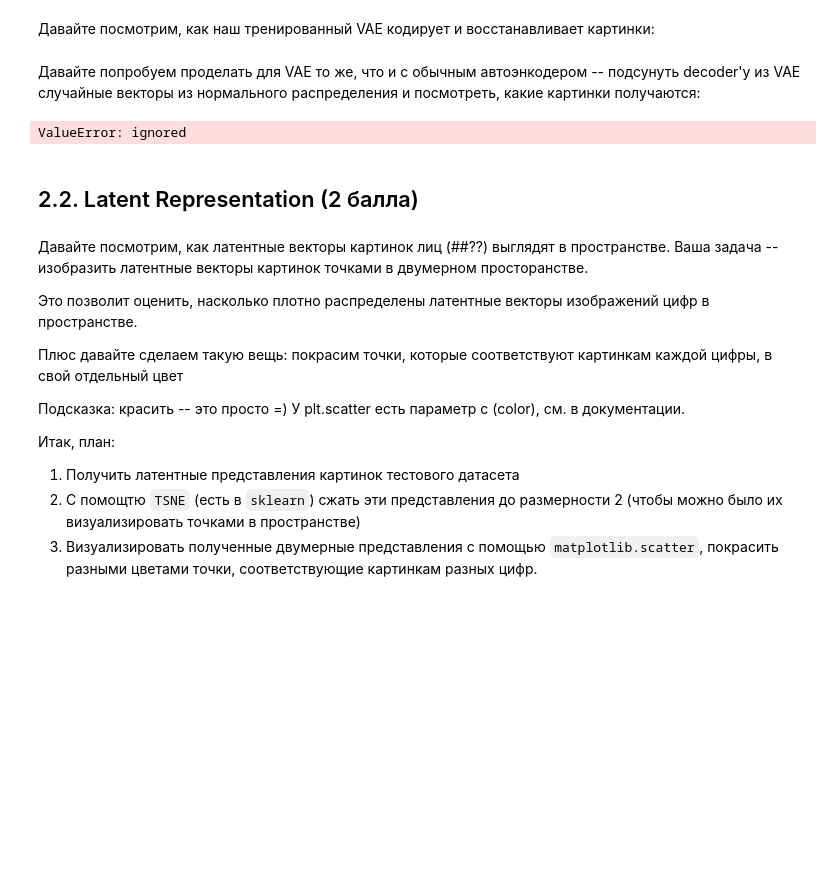
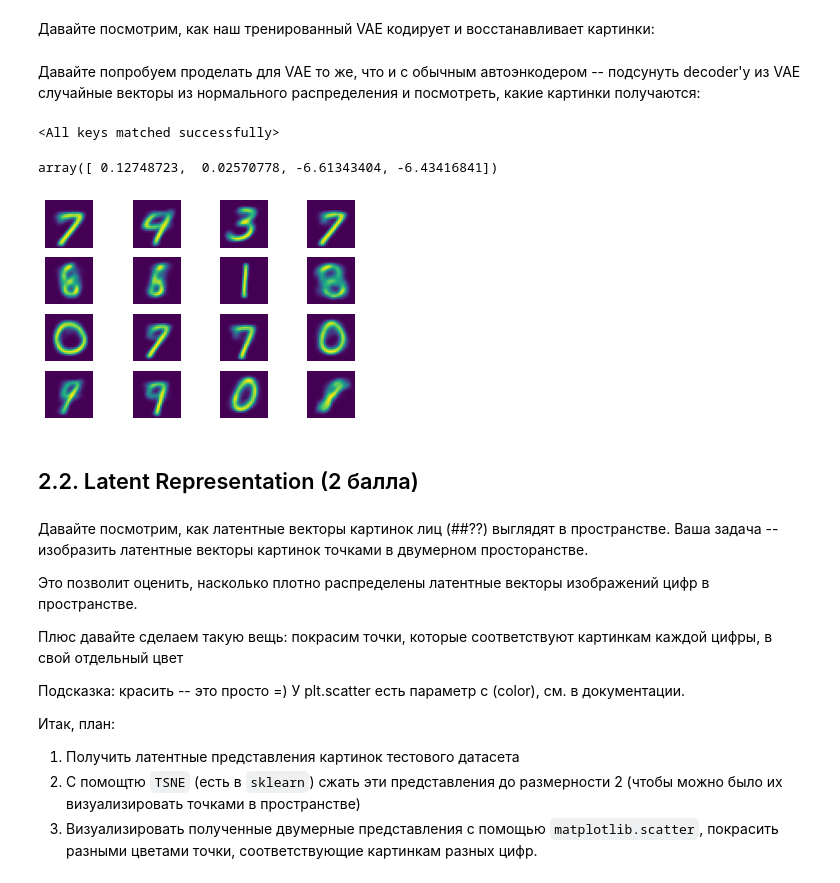
Before and after one commit to gbrs/DLS_1_2022_spring, a Jupyter notebook: adv 19 Домашнее задание. Автоэнкодеры/19 [hw]autoencoders.ipynb, the cells around one changed output. Saved outputs shown, nothing was run; the diff lists cells and outputs as text; code cells hidden in the pictures; blank space fills up the shorter version.

Commit message:
generated images in vae

```diff
--- a/adv 19 Домашнее задание. Автоэнкодеры/19 [hw]autoencoders.ipynb
+++ b/adv 19 Домашнее задание. Автоэнкодеры/19 [hw]autoencoders.ipynb
@@ -884,6 +884,12 @@ np.save('/content/gdrive/My Drive/val_losses_vae', val_losses_vae)
 ## делал при тренировке
 # %% [markdown]
 Давайте попробуем проделать для VAE то же, что и с обычным автоэнкодером -- подсунуть decoder'у из VAE случайные векторы из нормального распределения и посмотреть, какие картинки получаются:
+# %%
+autoencoder_vae = VAE().to(device)
+autoencoder_vae.load_state_dict(torch.load('/content/gdrive/My Drive/autoencoder_vae.pth'
+                                            , map_location=torch.device('cpu')))
+# %% [output]
+<All keys matched successfully>
 # %%
 '''# вспомните про замечание из этого же пункта обычного AE про распределение латентных переменных
 z = np.array([np.random.normal(0, 1, 100) for i in range(10)])
@@ -900,27 +906,37 @@ for X_batch in test_loader:
 
     with torch.set_grad_enabled(False):
         mu, logsigma, X_pred = autoencoder_vae(X_batch)
-        vector = vector + torch.cat((mu, logsigma)).cpu().sum(axis=0).numpy()
+        mu_sum = mu.cpu().sum(axis=0).numpy()
+        logsigma_sum = logsigma.cpu().sum(axis=0).numpy()
+        # print(np.concatenate((mu_sum, logsigma_sum)))
+        vector = vector + np.concatenate((mu_sum, logsigma_sum))
 
-vector /= test_dataset.shape[0]
+vector /= test_dataset.data.shape[0]
-# %% [output]
-ValueError: ignored
+# %%
+vector
+# %% [output]
+array([ 0.12748723,  0.02570778, -6.61343404, -6.43416841])
 # %%
 ##
-# сгенерируем 25 рандомных векторов размера dim_code
-z = np.random.randn(25, 2 * dim_code)
-z = vector + 1 * z
-z = torch.from_numpy(z).to(torch.float32)
-output = autoencoder_vae.sample(z)
+# сгенерируем 16 рандомных векторов размера dim_code
+z1 = np.random.randn(16, dim_code) + vector[:2]
+z2 = np.random.randn(16, dim_code) * vector[2:].T
+z = np.concatenate((z1, z2))
+z = torch.from_numpy(z[:, :2]).to(torch.float32)
+output = autoencoder_vae.decode(z).view(-1, 1, 28, 28)
+# print(output[0])
 ## и сгенерируем изображения на их основе
-plt.figure(figsize=(18, 18))
-for i in range(5):
-    for j in range(5):
-        plt.subplot(5, 5, 5 * i + j + 1)
-        plt.imshow(np.rollaxis(output[5 * i + j].detach().numpy(), 0, 3))
+plt.figure()
+for i in range(4):
+    for j in range(4):
+        plt.subplot(4, 4, 4 * i + j + 1)
+        plt.imshow(output[4 * i + j][0].detach().numpy())
+        # X_hat[k][0].numpy()
         plt.axis('off')
 
 plt.show()
+# %% [output]
+[figure, added]
 # %% [markdown]
 ## 2.2. Latent Representation (2 балла)
 # %% [markdown]
```
Also changed, not shown: parts of 4 cells of this notebook.
